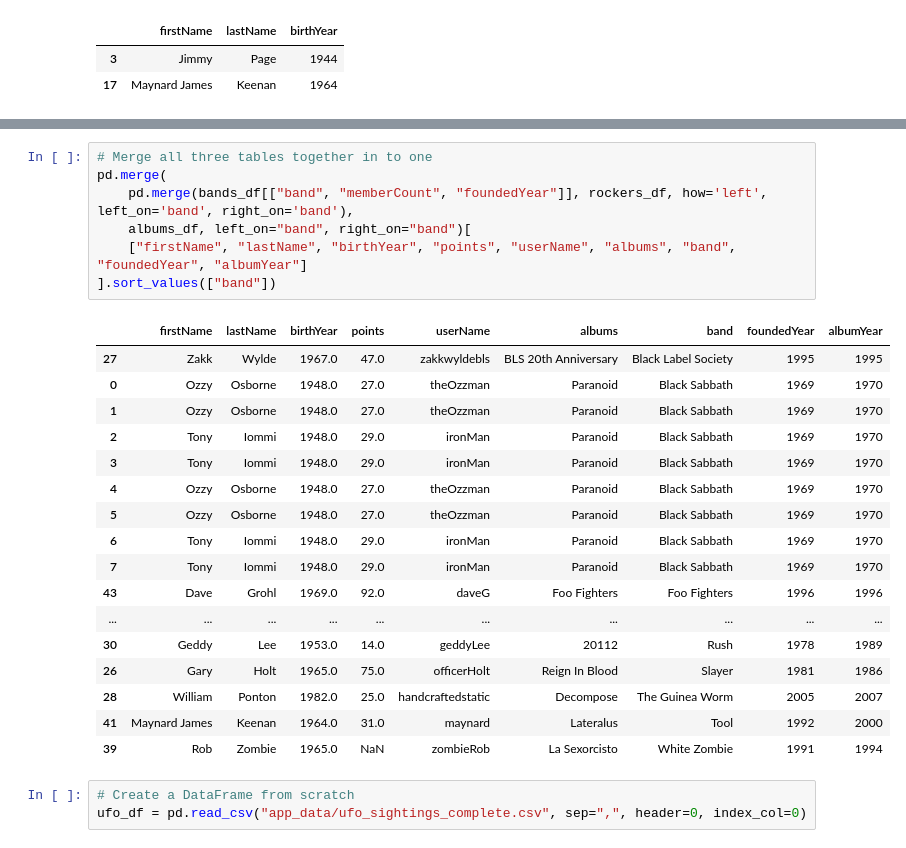
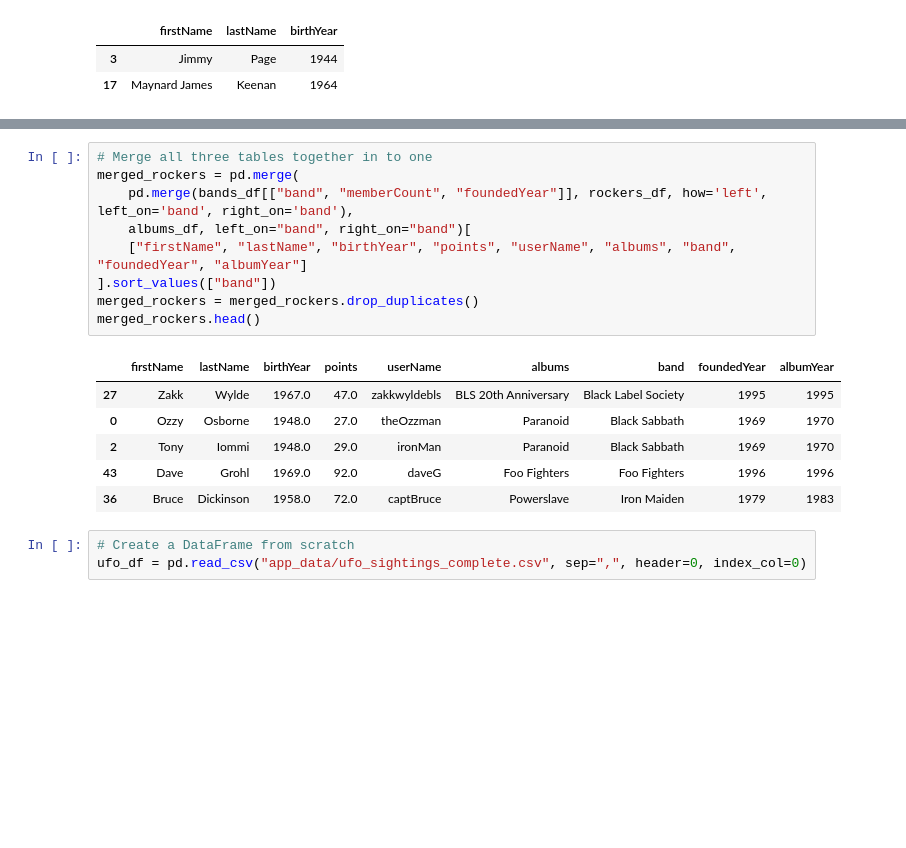
Before and after one commit to gorbulus/DS_Playbook, a Jupyter notebook: ds_playbook.ipynb, the cells around one changed output, grey strips where cells are left out. Drawn from its saved outputs; the diff is of its cells as text; blank space fills up the shorter version.

```diff
--- a/ds_playbook.ipynb
+++ b/ds_playbook.ipynb
@@ -342,29 +379,20 @@ rockers_in_bands.sort_values(["band", "lastName"], ascending=False)
 | 15 | 11 | Osborne | Sharon | None | queenBee | 1952 | 14.0 | sharonoz@gmail.com | NaN | ... |
 # %%
 # Merge all three tables together in to one
-pd.merge(
+merged_rockers = pd.merge(
     pd.merge(bands_df[["band", "memberCount", "foundedYear"]], rockers_df, how='left', left_on='band', right_on='band'),
     albums_df, left_on="band", right_on="band")[
     ["firstName", "lastName", "birthYear", "points", "userName", "albums", "band", "foundedYear", "albumYear"]
 ].sort_values(["band"])
+merged_rockers = merged_rockers.drop_duplicates()
+merged_rockers.head()
 # %% [output]
 |  | firstName | lastName | birthYear | points | userName | albums | band | foundedYear | albumYear |
 | 27 | Zakk | Wylde | 1967.0 | 47.0 | zakkwyldebls | BLS 20th Anniversary | Black Label Society | 1995 | 1995 |
 | 0 | Ozzy | Osborne | 1948.0 | 27.0 | theOzzman | Paranoid | Black Sabbath | 1969 | 1970 |
-| 1 | Ozzy | Osborne | 1948.0 | 27.0 | theOzzman | Paranoid | Black Sabbath | 1969 | 1970 |
 | 2 | Tony | Iommi | 1948.0 | 29.0 | ironMan | Paranoid | Black Sabbath | 1969 | 1970 |
-| 3 | Tony | Iommi | 1948.0 | 29.0 | ironMan | Paranoid | Black Sabbath | 1969 | 1970 |
-| 4 | Ozzy | Osborne | 1948.0 | 27.0 | theOzzman | Paranoid | Black Sabbath | 1969 | 1970 |
-| 5 | Ozzy | Osborne | 1948.0 | 27.0 | theOzzman | Paranoid | Black Sabbath | 1969 | 1970 |
-| 6 | Tony | Iommi | 1948.0 | 29.0 | ironMan | Paranoid | Black Sabbath | 1969 | 1970 |
-| 7 | Tony | Iommi | 1948.0 | 29.0 | ironMan | Paranoid | Black Sabbath | 1969 | 1970 |
 | 43 | Dave | Grohl | 1969.0 | 92.0 | daveG | Foo Fighters | Foo Fighters | 1996 | 1996 |
-| ... | ... | ... | ... | ... | ... | ... | ... | ... | ... |
-| 30 | Geddy | Lee | 1953.0 | 14.0 | geddyLee | 20112 | Rush | 1978 | 1989 |
-| 26 | Gary | Holt | 1965.0 | 75.0 | officerHolt | Reign In Blood | Slayer | 1981 | 1986 |
-| 28 | William | Ponton | 1982.0 | 25.0 | handcraftedstatic | Decompose | The Guinea Worm | 2005 | 2007 |
-| 41 | Maynard James | Keenan | 1964.0 | 31.0 | maynard | Lateralus | Tool | 1992 | 2000 |
-| 39 | Rob | Zombie | 1965.0 | NaN | zombieRob | La Sexorcisto | White Zombie | 1991 | 1994 |
+| 36 | Bruce | Dickinson | 1958.0 | 72.0 | captBruce | Powerslave | Iron Maiden | 1979 | 1983 |
 # %%
 # Create a DataFrame from scratch
 ufo_df = pd.read_csv("app_data/ufo_sightings_complete.csv", sep=",", header=0, index_col=0)
```
Also changed, not shown: parts of 15 cells of this notebook.
